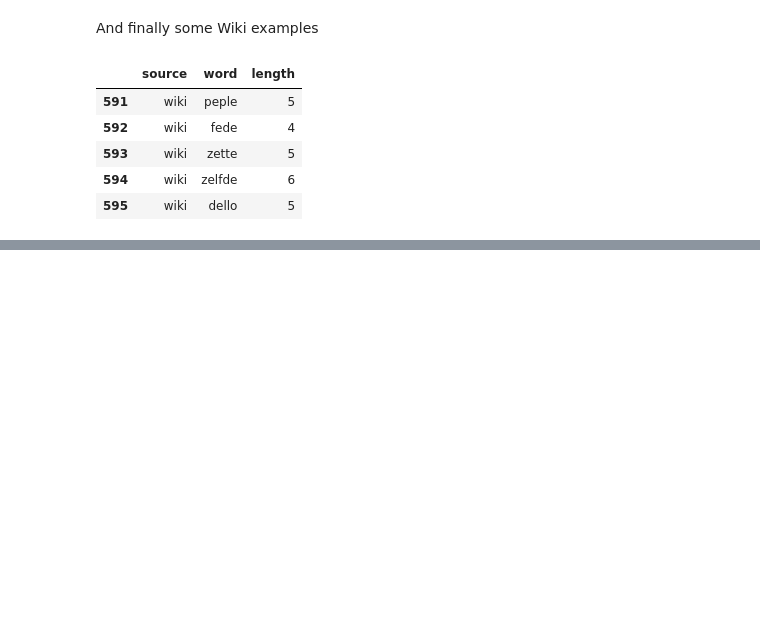
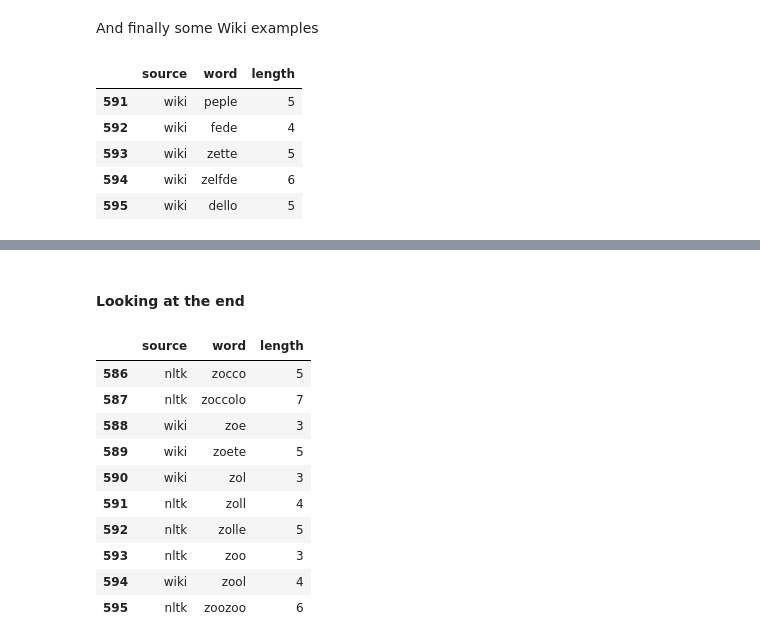
Before and after one commit to nate-walter/Words-From-The-Eye-Chart, a Jupyter notebook: Snellen_Words.ipynb, the cells around one changed output, grey strips where cells are left out. Drawn from its saved outputs; the diff is of its cells as text; code cells hidden in the pictures; blank space fills up the shorter version.

```diff
--- a/Snellen_Words.ipynb
+++ b/Snellen_Words.ipynb
@@ -746,0 +771,16 @@ data.tail()
+# %% [markdown]
+#### Looking at the end
+# %%
+data.tail(10)
+# %% [output]
+|  | source | word | length |
+| 586 | nltk | zocco | 5 |
+| 587 | nltk | zoccolo | 7 |
+| 588 | wiki | zoe | 3 |
+| 589 | wiki | zoete | 5 |
+| 590 | wiki | zol | 3 |
+| 591 | nltk | zoll | 4 |
+| 592 | nltk | zolle | 5 |
+| 593 | nltk | zoo | 3 |
+| 594 | wiki | zool | 4 |
+| 595 | nltk | zoozoo | 6 |
```
Also changed, not shown: parts of 4 cells of this notebook.
